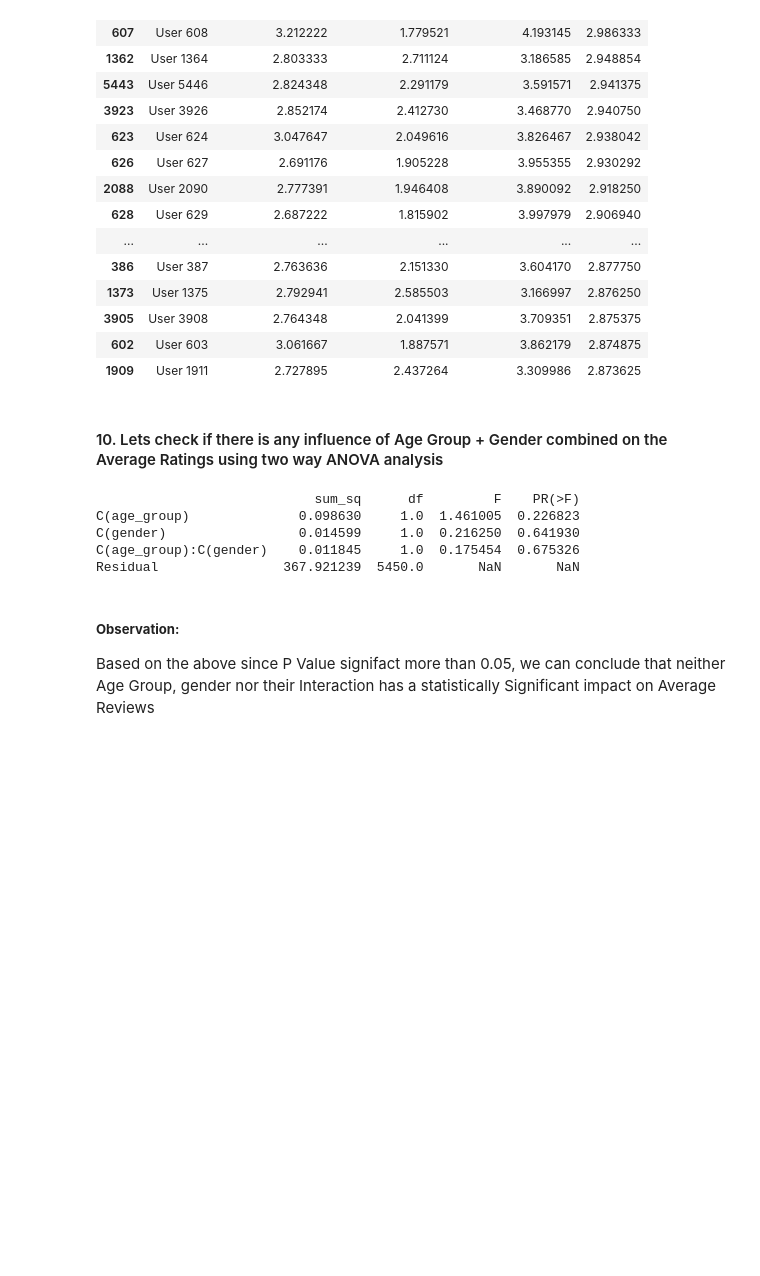
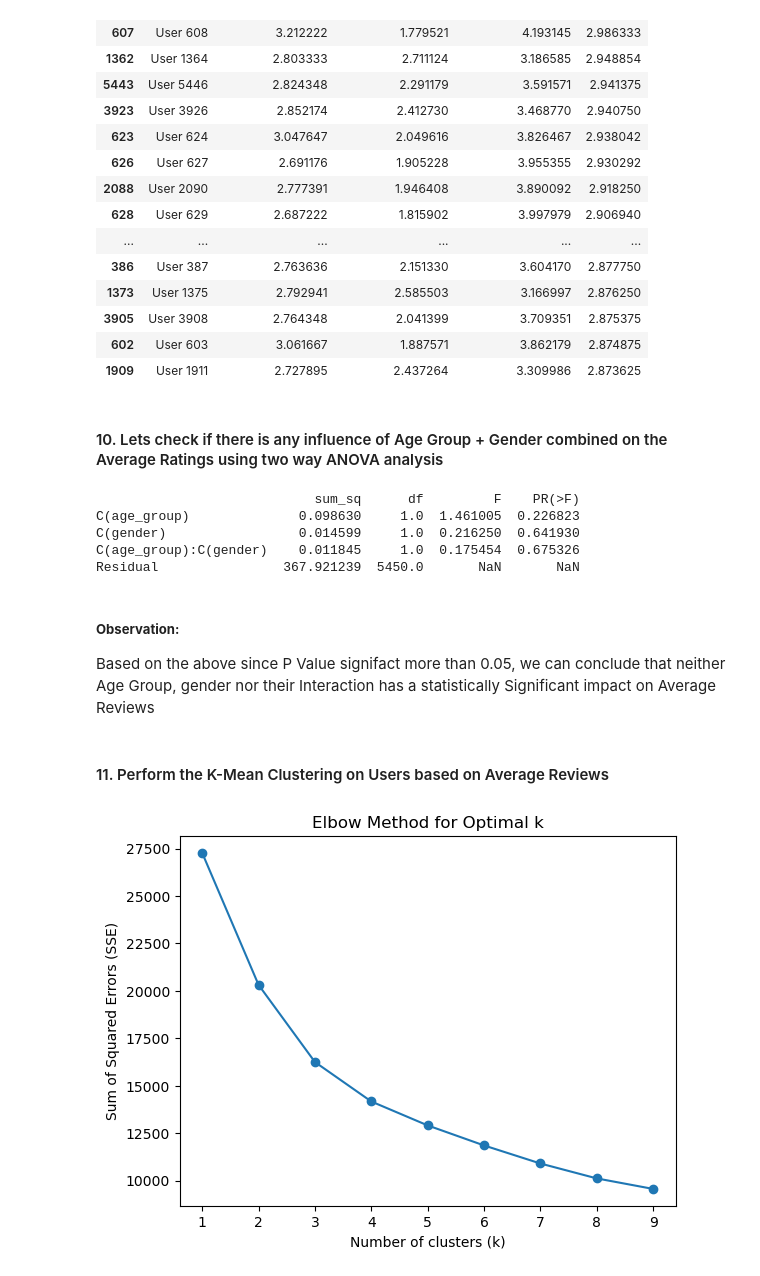
Before and after one commit to BPALAN-USD/AAI_500_GROUP_12, a Jupyter notebook: TravelReviews.ipynb, the cells around one changed output. Drawn from its saved outputs; the diff is of its cells as text; code cells hidden in the pictures; blank space fills up the shorter version.

Commit message:
K-Means Clustering to Group Users based on Average Reviews by Category.

```diff
--- a/TravelReviews.ipynb
+++ b/TravelReviews.ipynb
@@ -767,3 +769,74 @@ Residual                367.921239  5450.0       NaN       NaN
 ##### **Observation:**
 
 Based on the above since P Value signifact more than 0.05, we can conclude that neither Age Group, gender nor their Interaction has a statistically Significant impact on Average Reviews
+# %% [markdown]
+#### 11. Perform the K-Mean Clustering on Users based on Average Reviews
+# %%
+import pandas as pd
+import matplotlib.pyplot as plt
+from sklearn.preprocessing import StandardScaler
+from sklearn.cluster import KMeans
+from sklearn.metrics import silhouette_score
+
+# Select relevant features for clustering
+features = df_user_travel_reviews[['avg_natural_space', 'avg_entertainment', 'avg_art_related', 'avg_food_spaces', 'reviewed_average']]
+
+# Drop rows with NaN or zeros (assuming zeros mean "no data" or not meaningful)
+features = features[(features != 0).all(axis=1)].dropna()
+
+# Standardize features to have mean=0 and std=1 for fair clustering
+scaler = StandardScaler()
+X_scaled = scaler.fit_transform(features)
+
+# Use the Elbow Method to find optimal number of clusters by plotting SSE (Sum of Squared Errors)
+sse = []
+for k in range(1, 10):
+    kmeans = KMeans(n_clusters=k, random_state=42)
+    kmeans.fit(X_scaled)
+    sse.append(kmeans.inertia_)
+
+plt.plot(range(1, 10), sse, marker='o')
+plt.title('Elbow Method for Optimal k')
+plt.xlabel('Number of clusters (k)')
+plt.ylabel('Sum of Squared Errors (SSE)')
+plt.show()
+
+# Based on elbow plot, we select k=4 clusters (for example)
+k = 4
+kmeans = KMeans(n_clusters=k, random_state=42)
+clusters = kmeans.fit_predict(X_scaled)
+
+# Assign cluster labels back to original dataframe (only rows that were used)
+df_user_travel_reviews.loc[features.index, 'user_cluster'] = clusters
+
+# Calculate and print silhouette score to evaluate clustering quality
+sil_score = silhouette_score(X_scaled, clusters)
+print(f"Silhouette Score for k={k} clusters: {sil_score:.3f}")
+# Silhouette closer to 1 means well-separated clusters, closer to 0 means overlapping
+
+# Analyze cluster centroids in original feature scale to interpret clusters
+centroids = scaler.inverse_transform(kmeans.cluster_centers_)
+centroids_df = pd.DataFrame(centroids, columns=features.columns)
+print("\nCluster centroids (mean feature values) for each cluster:")
+print(centroids_df)
+
+# Inferences:
+print("\nInferences:")
+for i, row in centroids_df.iterrows():
+    print(f"\nCluster {i}:")
+    print(f"- avg_natural_space: {row['avg_natural_space']:.2f}")
+    print(f"- avg_entertainment: {row['avg_entertainment']:.2f}")
+    print(f"- avg_art_related: {row['avg_art_related']:.2f}")
+    print(f"- avg_food_spaces: {row['avg_food_spaces']:.2f}")
+    print(f"- reviewed_average: {row['reviewed_average']:.2f}")
+
+
+# Assign cluster labels back to original dataframe (only rows that were used)
+df_user_travel_reviews.loc[features.index, 'user_cluster'] = clusters
+
+# Count users per cluster
+cluster_counts = df_user_travel_reviews['user_cluster'].value_counts().sort_index()
+print("\nNumber of users in each cluster:")
+print(cluster_counts)
+# %% [output]
+[figure, added]
```
Also changed, not shown: parts of 3 cells of this notebook.
